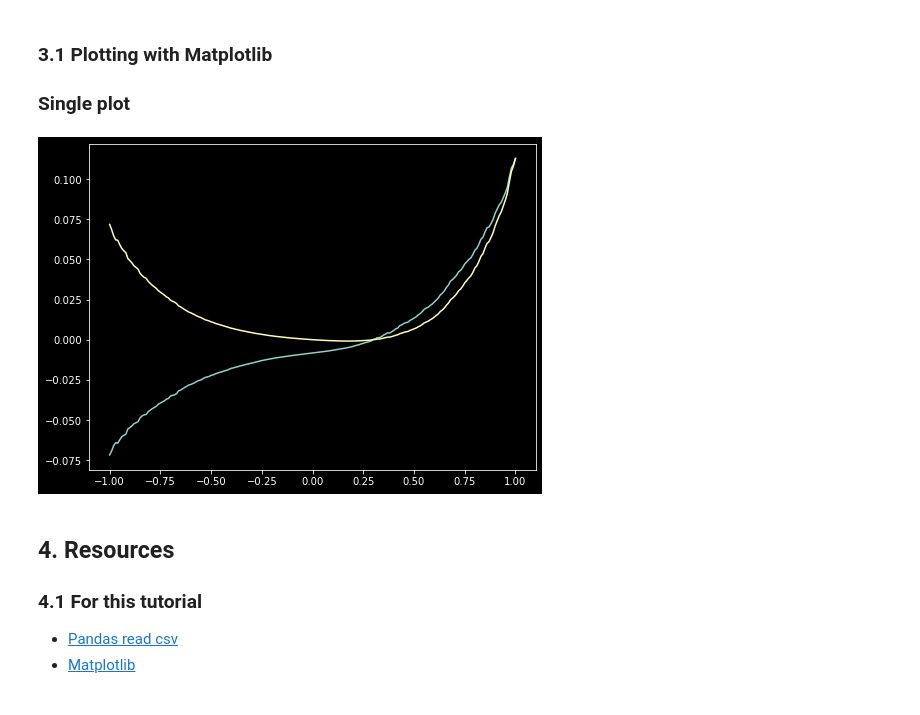
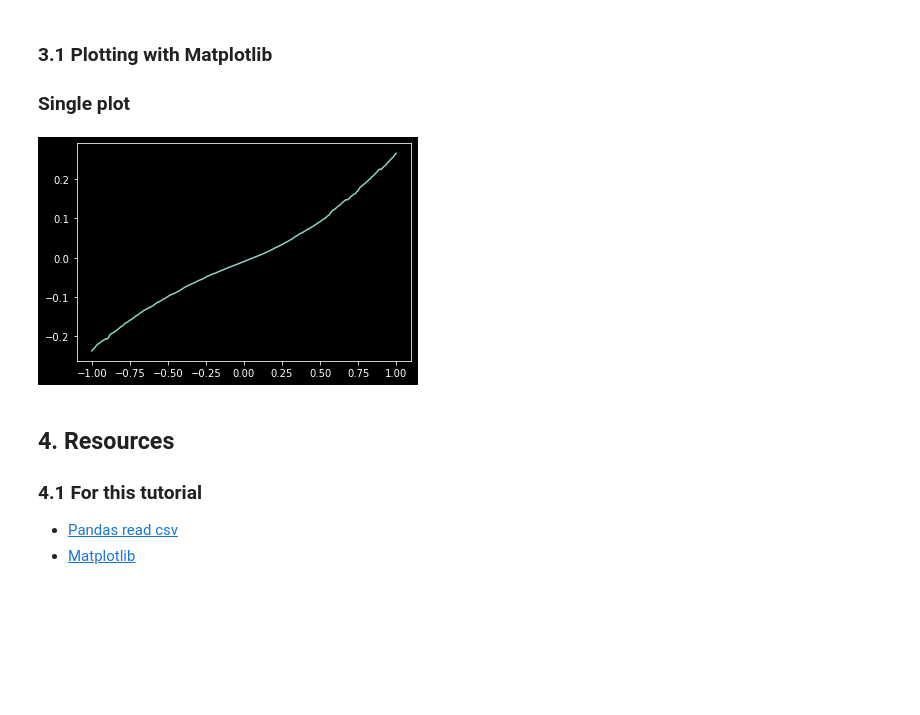
Before and after one commit to brawantonio/python_workshop_july2023, a Jupyter notebook: Python Workshop.ipynb, the cells around one changed output. Saved outputs shown, nothing was run; the diff lists cells and outputs as text; code cells hidden in the pictures; blank space fills up the shorter version.

```diff
--- a/Python Workshop.ipynb
+++ b/Python Workshop.ipynb
@@ -132,24 +132,24 @@ power_light = df['Power'].values
 
 ### Single plot
 # %%
-plt.figure(figsize=(8,6)) #figure size
+#plt.figure(figsize=(8,6)) #figure size
 
 plt.plot(voltage_light, 1e3*current_light, label = 'Current')
-plt.plot(voltage_light, 1e3*power_light, label = 'Power')
+#plt.plot(voltage_light, 1e3*power_light, label = 'Power')
 
 # plt.hlines(0, -1, 1, color = 'gray', alpha = 0.75)
 
 # plt.xticks(fontsize=15)
 # plt.yticks(fontsize=15)
 # plt.legend(loc='best', fontsize=15)
 
 # plt.title('Solar Cells Data', fontsize = 18)
 # plt.xlabel('Voltage [V]', fontsize=18)
 # plt.ylabel('Current [mA]', fontsize = 18)
 
 plt.show()
 # %% [output]
-[figure, old version]
+[figure, new version]
 # %% [markdown]
 ## 4. Resources
 
```
Also changed, not shown: parts of 9 cells of this notebook.
